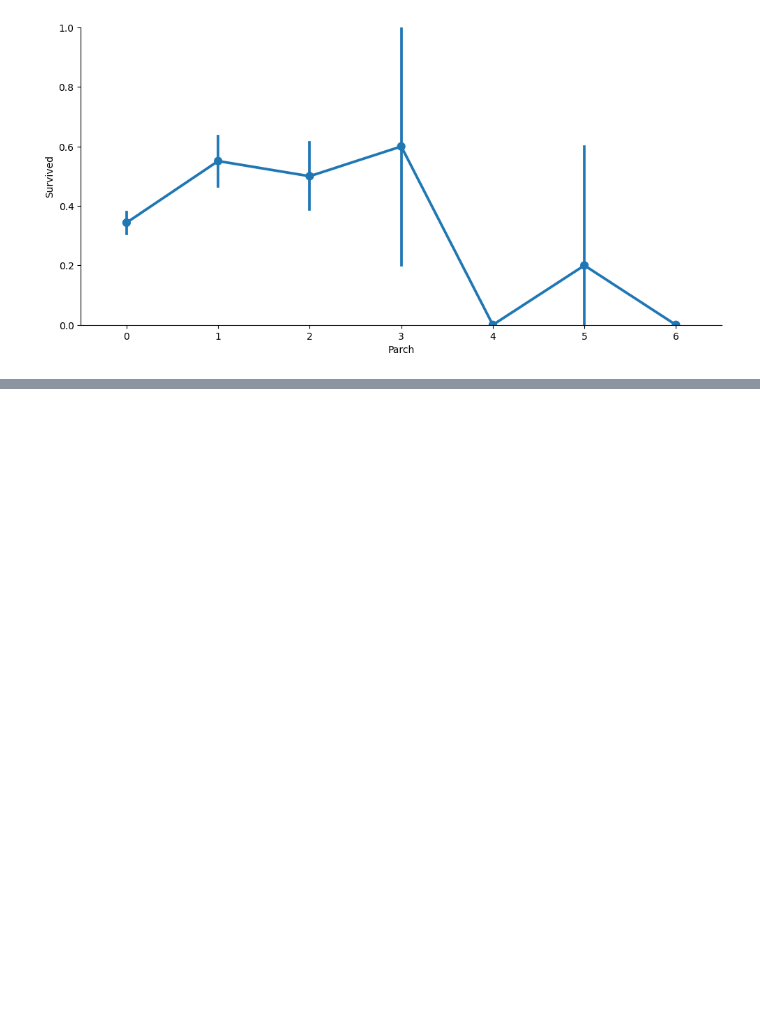
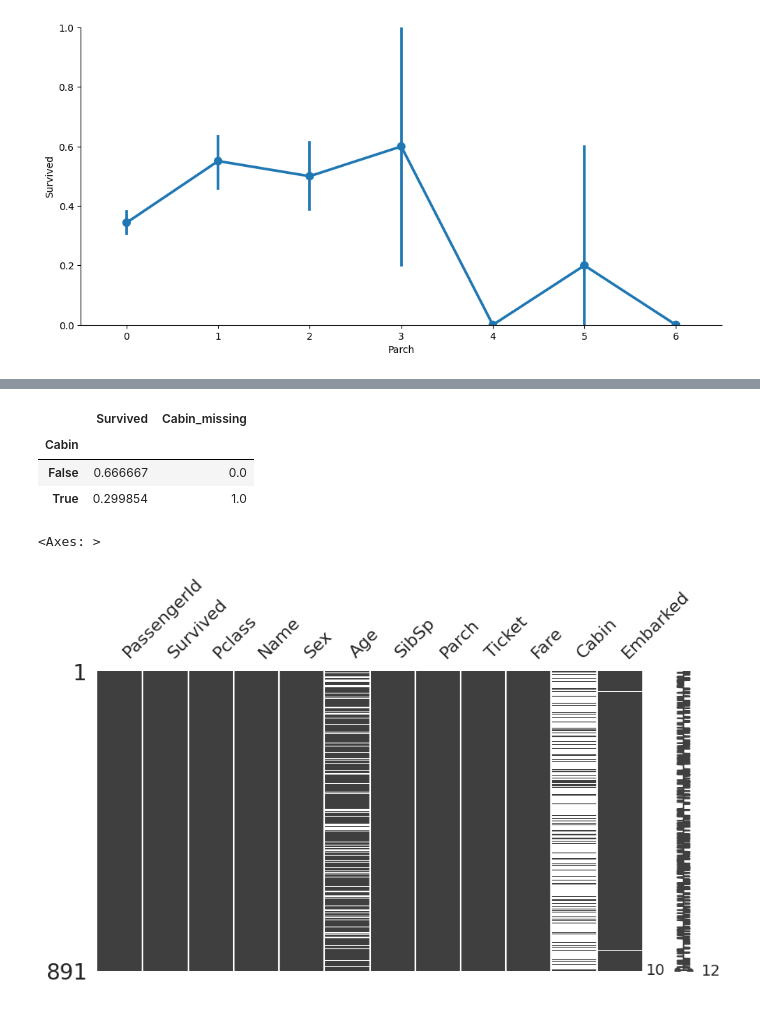
Before and after one commit to ArifAygun/Applied-Machine-Learning-Feature-Engineering, a Jupyter notebook: AA_AML_Feature_Engineering.ipynb, the cells around one changed output, grey strips where cells are left out. Saved outputs shown, nothing was run; the diff lists cells and outputs as text; code cells hidden in the pictures; blank space fills up the shorter version.

```diff
--- a/AA_AML_Feature_Engineering.ipynb
+++ b/AA_AML_Feature_Engineering.ipynb
@@ -346,0 +538,16 @@ for col in ['Pclass', 'SibSp', 'Parch']:
+# %%
+# Is Cabin missing at random?
+titanic.groupby(titanic['Cabin'].isnull()).mean()
+# %% [output]
+|  | Survived | Cabin_missing |
+| Cabin |  |  |
+| False | 0.666667 | 0.0 |
+| True | 0.299854 | 1.0 |
+# %%
+import missingno as msno
+
+# Plot the missing values of the Cabin feature
+msno.matrix(titanic, figsize=(10,5))
+# %% [output]
+<Axes: >
+[figure, added]
```
Also changed, not shown: parts of 25 cells of this notebook.
